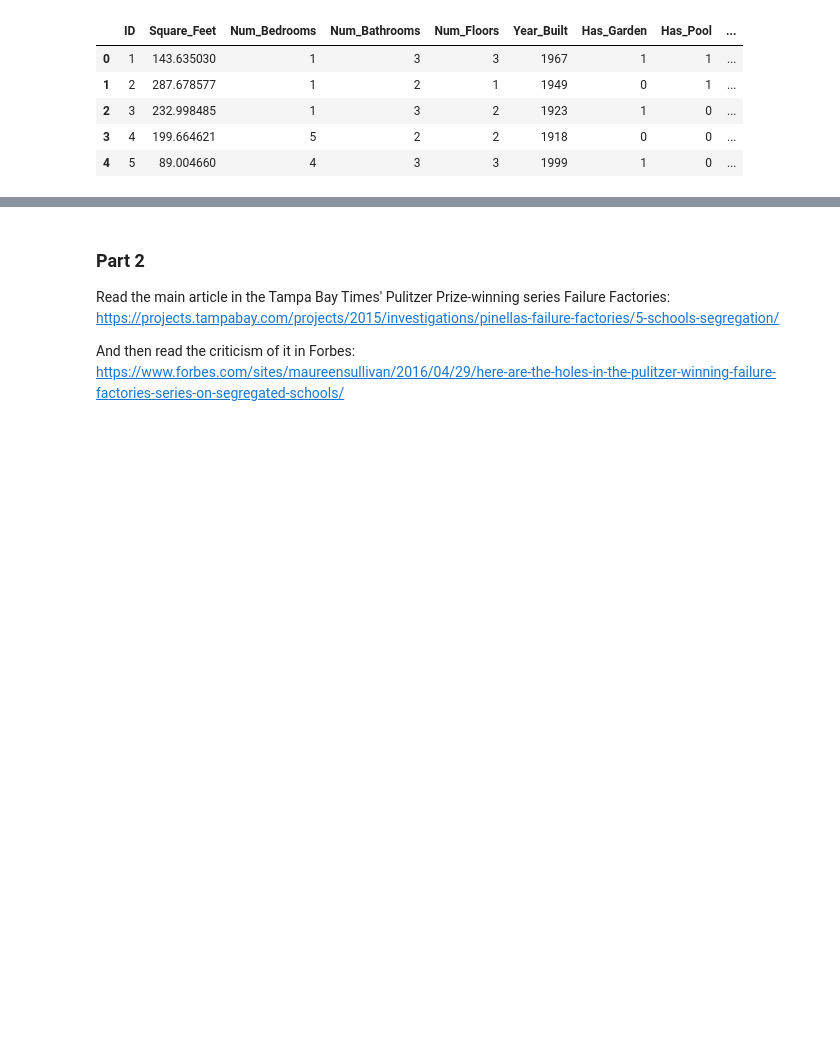
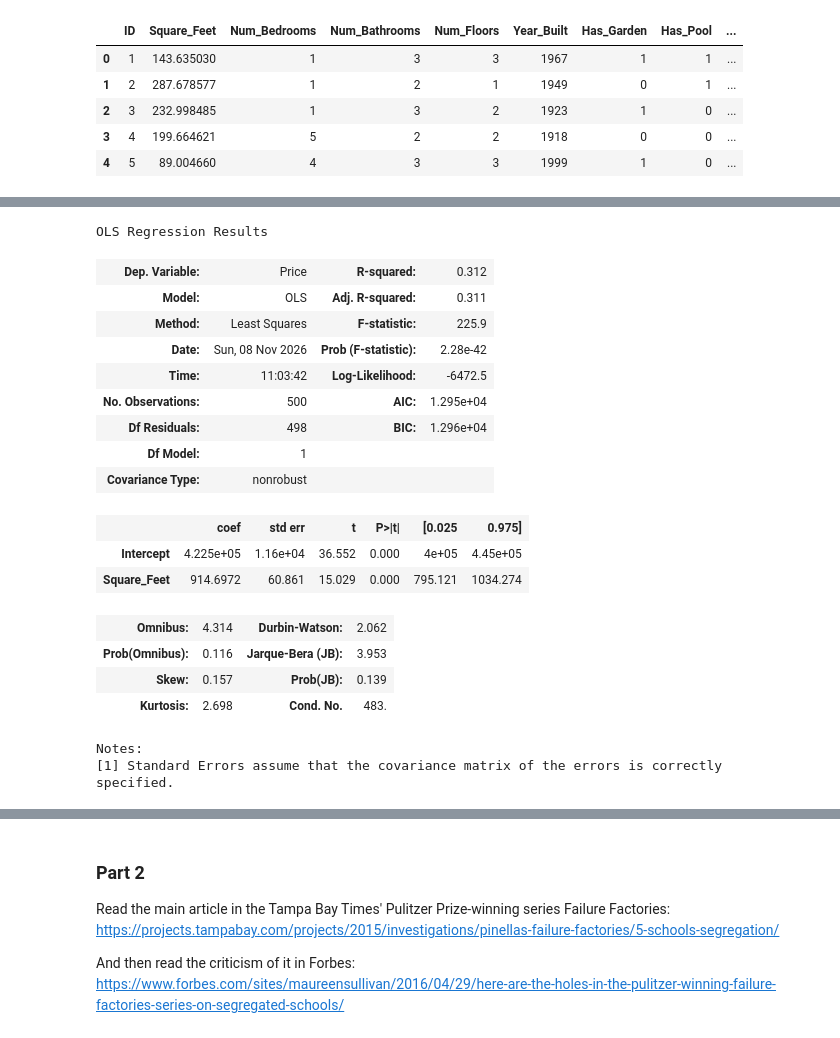
Before and after one commit to laylayounes/cuny-advanced-data-journalism-fall-2026, a Jupyter notebook: exercise-files/homework/homework7.ipynb, the cells around one changed output, grey strips where cells are left out. Cells and saved outputs as stored; diff of their text form; code cells hidden in the pictures; blank space fills up the shorter version.

```diff
--- a/exercise-files/homework/homework7.ipynb
+++ b/exercise-files/homework/homework7.ipynb
@@ -36,2 +36,25 @@ The regression formula is ________.
 # %%
 # Ok now let's perform the simple linear regression. Write your code below.
+
+model = smf.ols(formula="Price ~ Square_Feet", data=df).fit()
+model.summary()
+# %% [output]
+OLS Regression Results
+| Dep. Variable: | Price | R-squared: | 0.312 |
+| Model: | OLS | Adj. R-squared: | 0.311 |
+| Method: | Least Squares | F-statistic: | 225.9 |
+| Date: | Sun, 08 Nov 2026 | Prob (F-statistic): | 2.28e-42 |
+| Time: | 11:03:42 | Log-Likelihood: | -6472.5 |
+| No. Observations: | 500 | AIC: | 1.295e+04 |
+| Df Residuals: | 498 | BIC: | 1.296e+04 |
+| Df Model: | 1 |  |  |
+| Covariance Type: | nonrobust |  |  |
+|  | coef | std err | t | P>|t| | [0.025 | 0.975] |
+| Intercept | 4.225e+05 | 1.16e+04 | 36.552 | 0.000 | 4e+05 | 4.45e+05 |
+| Square_Feet | 914.6972 | 60.861 | 15.029 | 0.000 | 795.121 | 1034.274 |
+| Omnibus: | 4.314 | Durbin-Watson: | 2.062 |
+| Prob(Omnibus): | 0.116 | Jarque-Bera (JB): | 3.953 |
+| Skew: | 0.157 | Prob(JB): | 0.139 |
+| Kurtosis: | 2.698 | Cond. No. | 483. |
+Notes:
+[1] Standard Errors assume that the covariance matrix of the errors is correctly specified.
```
Also changed, not shown: parts of 6 cells of this notebook, 24 other files.
